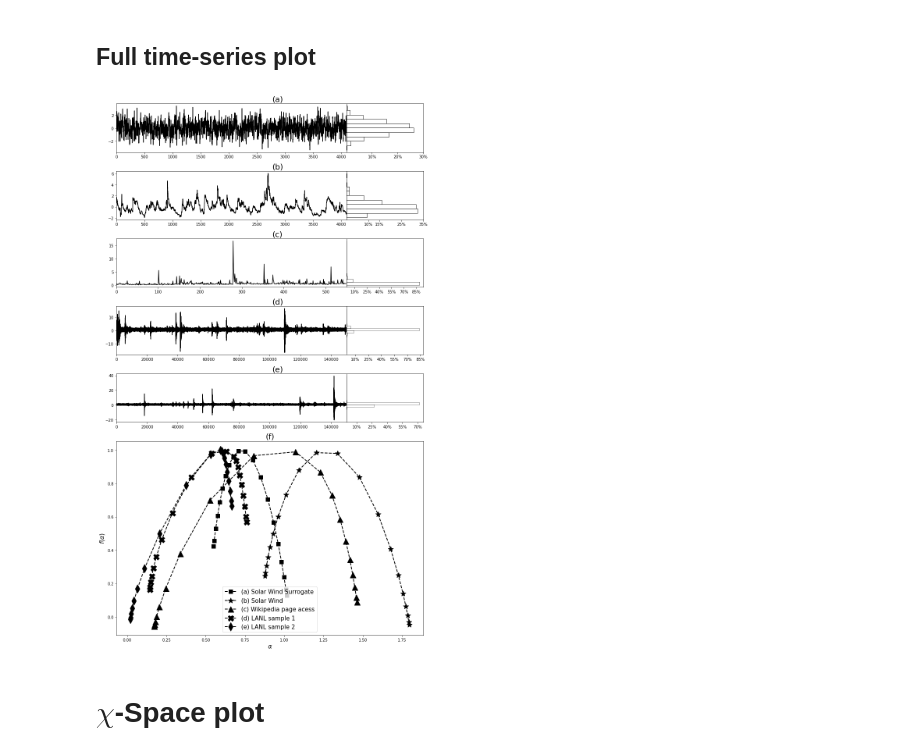
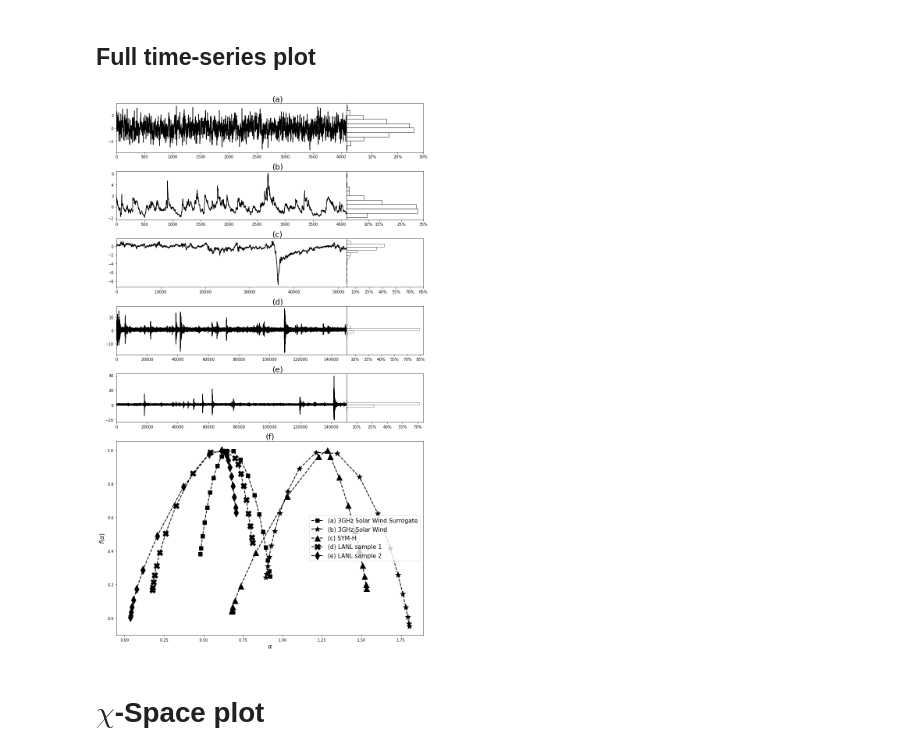
Before and after one commit to rsautter/Chi-Space, a Jupyter notebook: examples/Chi_Space.ipynb, the cells around one changed output. Drawn from its saved outputs; the diff is of its cells as text; code cells hidden in the pictures.

```diff
--- a/examples/Chi_Space.ipynb
+++ b/examples/Chi_Space.ipynb
@@ -186,12 +177,12 @@ plt.xticks([0.1,0.15,0.25,0.35],["10%","15%","25%","35%"])
 ################################################################################
 plt.subplot(gs[2,0])
 plt.title("(c)",fontsize=20,x=0.7)
-plt.plot(wiki/np.std(wiki),color='k')
-plt.xlim(0,len(wiki))
+plt.plot(symh/np.std(symh),color='k')
+plt.xlim(0,len(symh))
 #plt.xlabel("Time")
 
 plt.subplot(gs[2,1])
-ds = pd.DataFrame({'y':wiki/np.std(wiki)})
+ds = pd.DataFrame({'y':symh/np.std(symh)})
 sns.histplot(ds,y='y',color='k',bins=15,stat="probability",fill=False)
 plt.ylabel('')
 plt.yticks([])
@@ -225,38 +216,38 @@ ds = pd.DataFrame({'y':ac2/np.std(ac2)})
 sns.histplot(ds,y='y',color='k',bins=20,stat="probability",fill=False)
 plt.ylabel('')
 plt.yticks([])
 plt.xlabel('')
 plt.xticks([0.1,0.25,0.4,0.55,0.7],["10%","25%","40%","55%","70%"])
 ################################################################################
 
 plt.subplot(gs[5,:])
 plt.title("(f)",fontsize=20)
 
 a, fa =chi.getAverageSing(sw4096_s/np.std(sw4096_s))
-plt.plot(a,fa, lw=2, color='k',marker='s',markersize=10,ls='--',label="(a) Solar Wind Surrogate")
+plt.plot(a,fa, lw=2, color='k',marker='s',markersize=10,ls='--',label="(a) 3GHz Solar Wind Surrogate")
 plt.xlabel(r"$\alpha$",fontsize=15)
 plt.ylabel(r"$f(\alpha)$",fontsize=15)
 
 xa, xfa =chi.getAverageSing(sw4096/np.std(sw4096))
-plt.plot(xa,xfa, lw=2, color='k',marker='*',markersize=15,ls='--',label="(b) Solar Wind")
+plt.plot(xa,xfa, lw=2, color='k',marker='*',markersize=15,ls='--',label="(b) 3GHz Solar Wind")
 
-xa, xfa =chi.getAverageSing(wiki/np.std(wiki))
-plt.plot(xa,xfa, lw=2, color='k',marker='^',markersize=15,ls='--',label="(c) Wikipedia page acess")
+xa, xfa =chi.getAverageSing(symh/np.std(symh))
+plt.plot(xa,xfa, lw=2, color='k',marker='^',markersize=15,ls='--',label="(c) SYM-H")
 
 xa, xfa =chi.getAverageSing(ac1/np.std(ac1))
 plt.plot(xa,xfa, lw=2, color='k',marker='X',markersize=15,ls='--',label="(d) LANL sample 1")
 
 xa, xfa =chi.getAverageSing(ac2/np.std(ac2))
 plt.plot(xa,xfa, lw=2, color='k',marker='d',markersize=15,ls='--',label="(e) LANL sample 2")
 
 leg = plt.legend(fontsize = 15)
 for l in leg.legendHandles:
   l._sizes = [10]
 plt.tight_layout()
 plt.savefig("timeseries.png",dpi=200,bbox_inches='tight')
 plt.show()
 # %% [output]
-[figure, old version]
+[figure, new version]
 # %% [markdown]
 # $χ$-Space plot
 # %%
```
Also changed, not shown: parts of 10 cells of this notebook, 5 other files.
